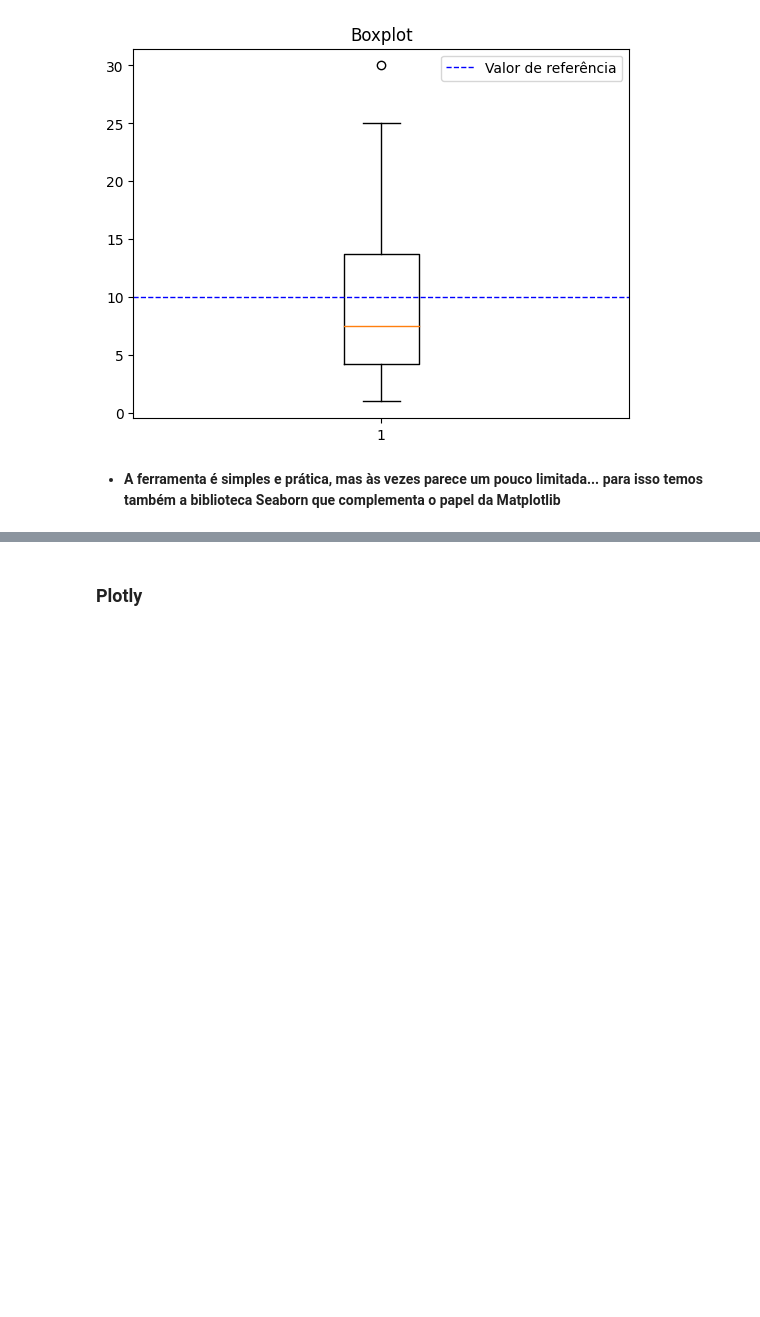
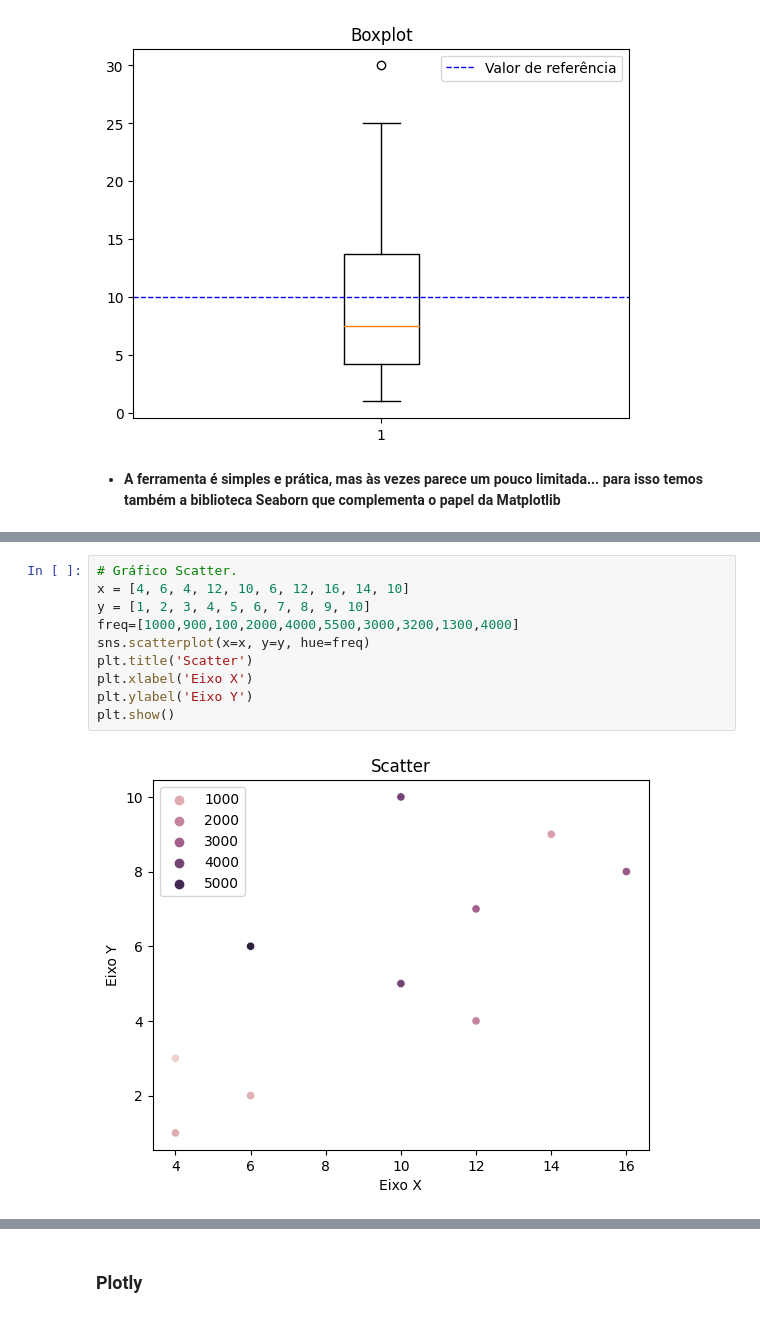
Before and after one commit to GvFreitas1/ListasdeExercicios-CursodePython2022, a Jupyter notebook: Aula de Visualização de Dados - Grupo 4.ipynb, the cells around one changed output, grey strips where cells are left out. Saved outputs shown, nothing was run; the diff lists cells and outputs as text; blank space fills up the shorter version.

```diff
--- a/Aula de Visualização de Dados - Grupo 4.ipynb
+++ b/Aula de Visualização de Dados - Grupo 4.ipynb
@@ -123,0 +138,12 @@ plt.show()
+# %%
+# Gráfico Scatter.
+x = [4, 6, 4, 12, 10, 6, 12, 16, 14, 10]
+y = [1, 2, 3, 4, 5, 6, 7, 8, 9, 10]
+freq=[1000,900,100,2000,4000,5500,3000,3200,1300,4000]
+sns.scatterplot(x=x, y=y, hue=freq)
+plt.title('Scatter')
+plt.xlabel('Eixo X')
+plt.ylabel('Eixo Y')
+plt.show()
+# %% [output]
+[figure, added]
```
Also changed, not shown: parts of 5 cells of this notebook.
